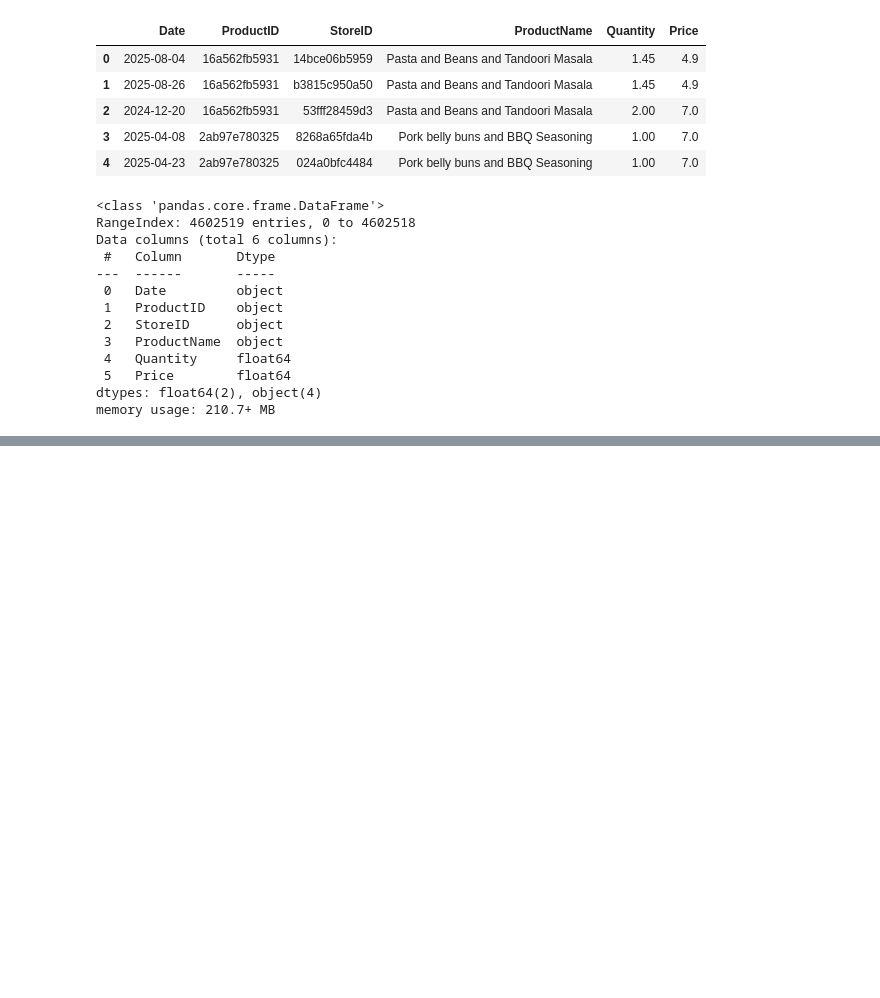
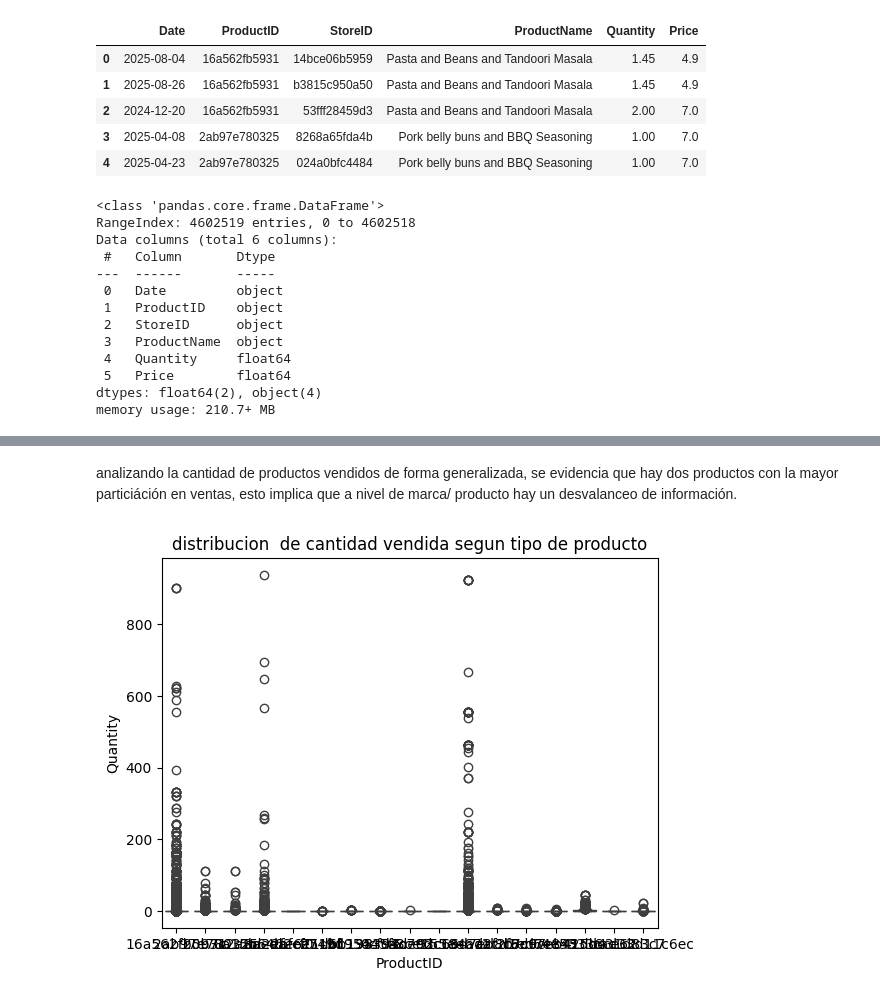
Before and after one commit to diosimar/demand_forcasting_and_promotions, a Jupyter notebook: notebooks/01_EDA.ipynb, the cells around one changed output, grey strips where cells are left out. Cells and saved outputs as stored; diff of their text form; code cells hidden in the pictures; blank space fills up the shorter version.

```diff
--- a/notebooks/01_EDA.ipynb
+++ b/notebooks/01_EDA.ipynb
@@ -31,0 +145,6 @@ memory usage: 210.7+ MB
+# %% [markdown]
+analizando la cantidad de productos  vendidos de forma  generalizada,  se evidencia que hay dos productos con la mayor particiáción en ventas,  esto implica  que  a nivel de  marca/ producto  hay un desvalanceo de  información.
+# %%
+boxplot_per_classes(data, 'Quantity', 'ProductID' , 'distribucion  de cantidad vendida segun tipo de producto')
+# %% [output]
+[figure, added]
```
Also changed, not shown: parts of 30 cells of this notebook, 5 other files.
